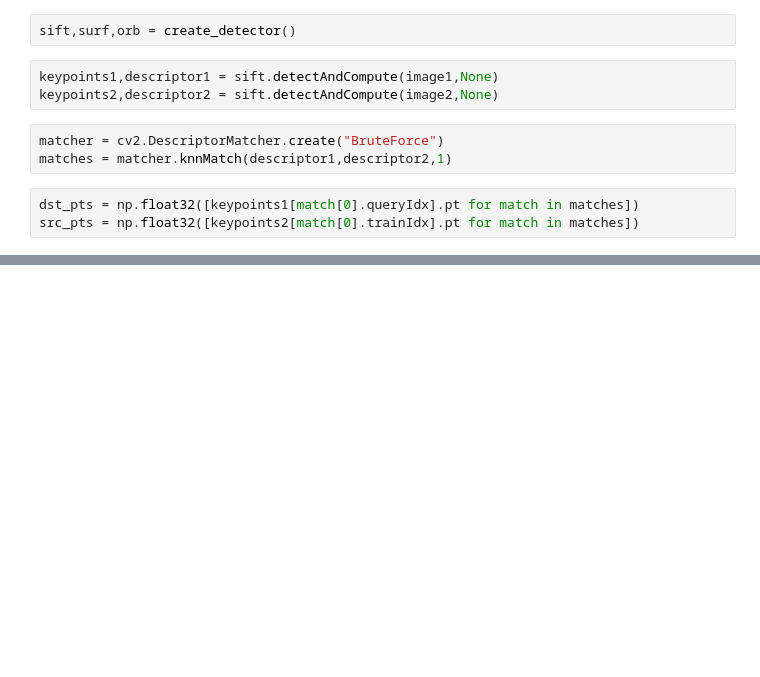
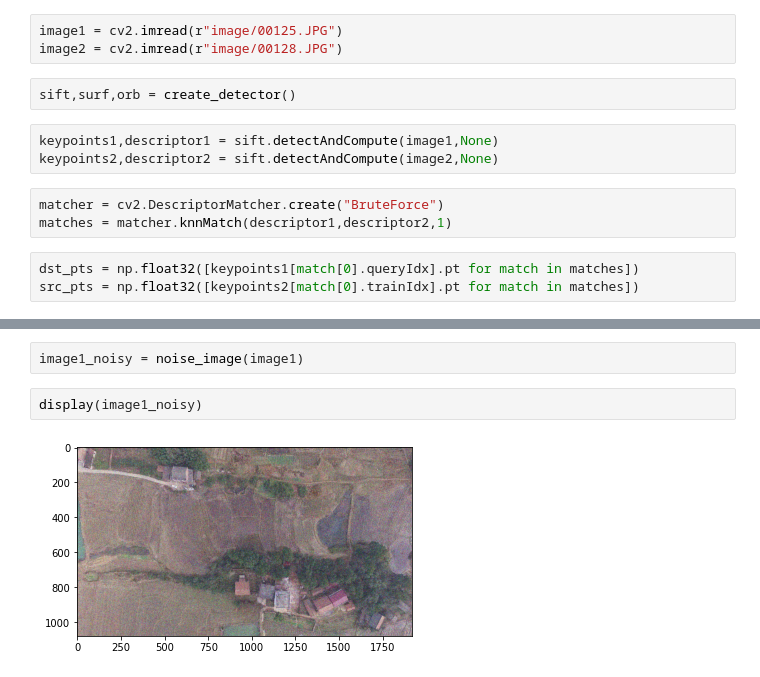
Before and after one commit to Rohn-CN/codeOfPaper, a Jupyter notebook: test.ipynb, the cells around one changed output, grey strips where cells are left out. Cells and saved outputs as stored; diff of their text form; blank space fills up the shorter version.

```diff
--- a/test.ipynb
+++ b/test.ipynb
@@ -10,3 +8,6 @@ image2 = cv2.imread(r"/Users/ronghao/code/stitch/pystitch/test_data/0148.jpg")
+# %%
+image1 = cv2.imread(r"image/00125.JPG")
+image2 = cv2.imread(r"image/00128.JPG")
 # %%
 sift,surf,orb = create_detector()
 # %%
@@ -23,0 +22,6 @@ src_pts = np.float32([keypoints2[match[0].trainIdx].pt for match in matches])
+# %%
+image1_noisy = noise_image(image1)
+# %%
+display(image1_noisy)
+# %% [output]
+[figure, added]
```
Also changed, not shown: parts of 41 cells of this notebook, 3 other files.
